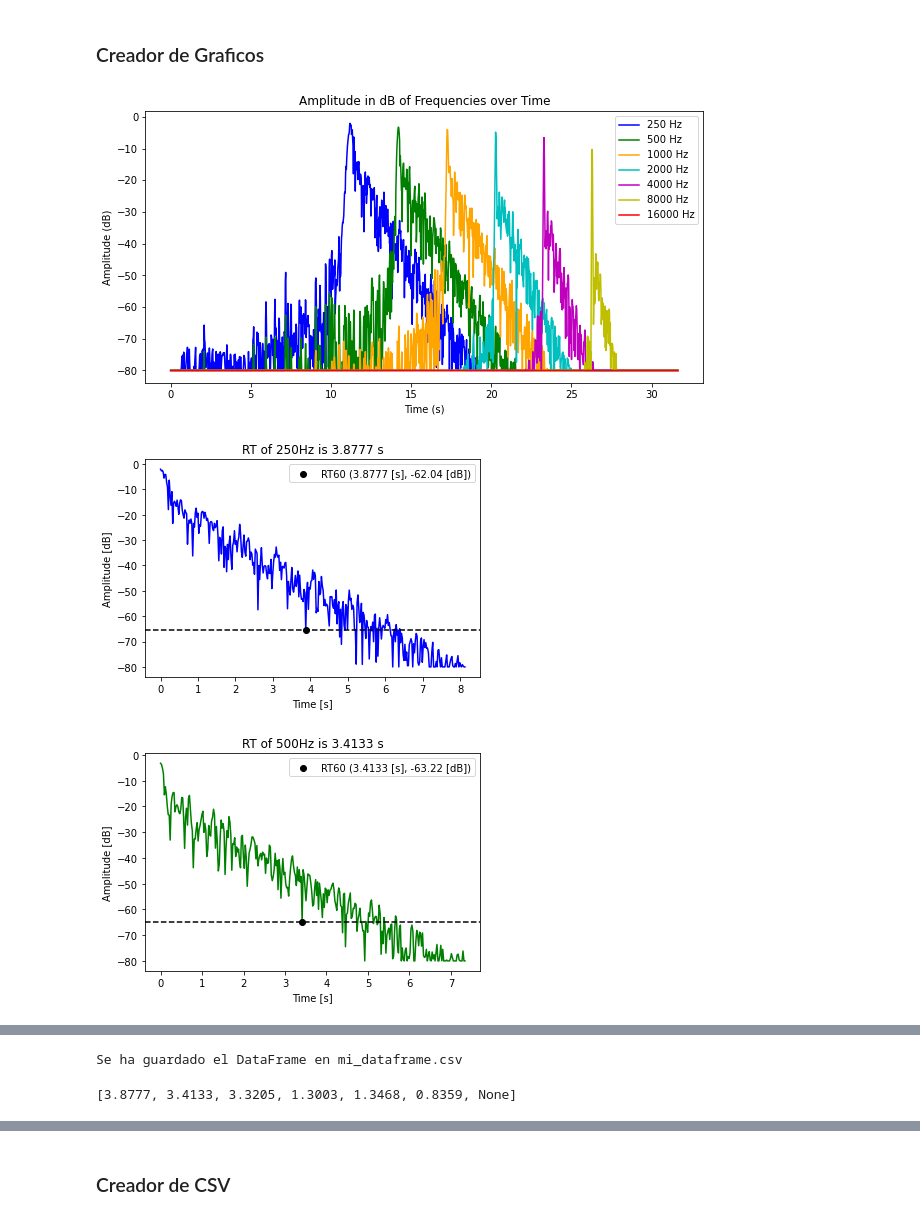
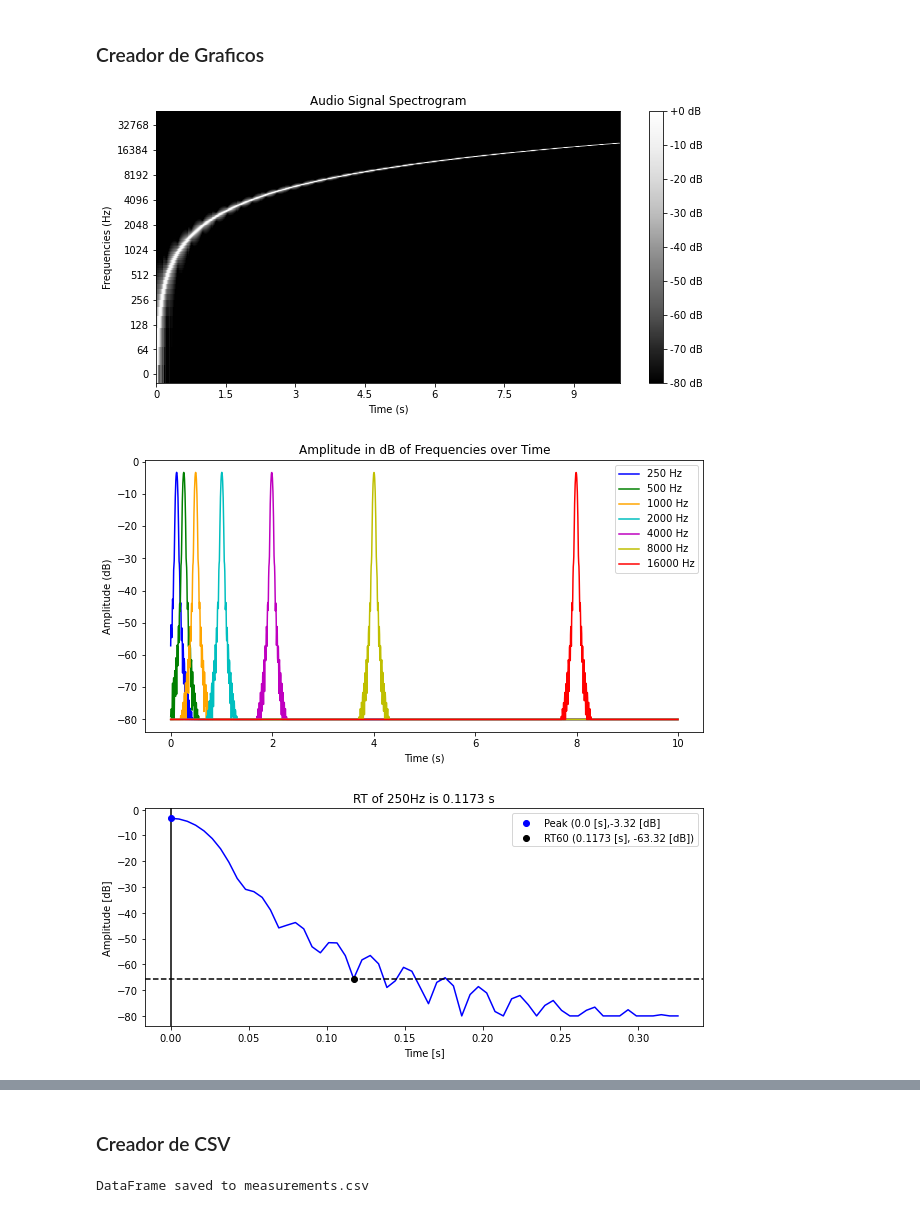
Before and after one commit to nahueRosso/IAyP, a Jupyter notebook: main.ipynb, the cells around one changed output, grey strips where cells are left out. Saved outputs shown, nothing was run; the diff lists cells and outputs as text; code cells hidden in the pictures.

```diff
--- a/main.ipynb
+++ b/main.ipynb
@@ -23,9 +8,8 @@ plt.show()
 # %% [markdown]
 ### Codigo Prinicipal
 # %%
-def find_rt60(audio_path, plot=True, values=True,name_df='col'):
-
-    y, sr = librosa.load(audio_path)
+def find_rt60(audio_path, plot=True, values=True, name_df='col'):
+    y, sr = librosa.load(audio_path, sr=96000)
 
     D = librosa.amplitude_to_db(np.abs(librosa.stft(y)), ref=np.max)
 
@@ -41,8 +25,18 @@ def find_rt60(audio_path, plot=True, values=True,name_df='col'):
         amplitude_dB = D[index]
         amplitudes_dB.append(amplitude_dB)
 
-    amplitude_250Hz, amplitude_500Hz, amplitude_1000Hz, amplitude_2000Hz, amplitude_4000Hz, amplitude_8000Hz, amplitude_16000Hz = amplitudes_dB
     if plot:
+        cmap = 'Greys_r'
+
+        plt.figure(figsize=(10.4, 5))
+        librosa.display.specshow(D, sr=sr, x_axis='time', y_axis='log', cmap=cmap)
+
+        plt.colorbar(format='%+2.0f dB')
+        plt.ylabel('Frequencies (Hz)')
+        plt.xlabel('Time (s)')
+        plt.title('Audio Signal Spectrogram')
+        plt.show()
+
         plt.figure(figsize=(10, 5))
         for index, freq, color in zip(frequency_indices, target_frequencies, colors_frequencies):
             amplitude_dB = D[index]
@@ -59,8 +53,6 @@ def find_rt60(audio_path, plot=True, values=True,name_df='col'):
     for i in amplitudes_dB:
         if i.mean() != -80:
             targets = None
-            # colors=None
-
             size = np.argmax(i)
             max(i)
             rt60 = max(i) - 60
@@ -109,13 +101,15 @@ def find_rt60(audio_path, plot=True, values=True,name_df='col'):
             initial_time = i[size:size + find_consecutive_values(i[size:], -80)]
 
             if plot:
+                plt.figure(figsize=(10, 4))
                 plt.plot(time[:final_time], initial_time, color=colors_frequencies[index], zorder=1)
+                plt.scatter(time[0], initial_time[0], color=colors_frequencies[index], zorder=4, label=f"Peak ({round(time[0], 2)} [s],{str(np.round(initial_time[0], 2))} [dB]")
                 plt.scatter(time[position_rt_time], position_rt_amplitude, color='k', zorder=4, label=f'RT60 ({timeRT} [s], {round(desired_number, 2)} [dB])')
                 plt.title(f'RT of {target_frequencies[index]}Hz is {timeRT} s')
                 plt.axhline(y=position_rt_amplitude, color='k', linestyle='--')
+                plt.axvline(x=0, color='k')
                 plt.xlabel('Time [s]')
                 plt.ylabel('Amplitude [dB]')
-
                 plt.legend()
                 plt.show()
 
@@ -124,29 +118,27 @@ def find_rt60(audio_path, plot=True, values=True,name_df='col'):
         else:
             rt_values.append(None)
     if values:
-        nombre_archivo = 'mi_dataframe.csv'
+        file_name = 'measurements.csv'
 
-        if os.path.exists(nombre_archivo):
-            df_existente = pd.read_csv(nombre_archivo)
-            nombre_nueva_columna = name_df
+        if os.path.exists(file_name):
+            existing_df = pd.read_csv(file_name)
+            new_column_name = name_df
 
-            df_existente[nombre_nueva_columna] = rt_values
+            existing_df[new_column_name] = rt_values
 
-            df_existente.to_csv(nombre_archivo, index=False)
+            existing_df.to_csv(file_name, index=False)
         else:
             df_final = pd.DataFrame(rt_values, columns=[name_df])
 
-
-            df_final.to_csv(nombre_archivo, index=False)
-            print(f"Se ha guardado el DataFrame en {nombre_archivo}")
-
+            df_final.to_csv(file_name, index=False)
+            print(f"DataFrame saved to {file_name}")
 
         return rt_values
 # %% [markdown]
 ### Creador de Graficos
 # %%
-find_rt60('./frecuencias/Audio_Sweep_r.wav',True,True)
+ReferenceSweep = find_rt60('./frecuencias/ReferenceSweep.wav',True)
 # %% [output]
-[figure, old version]
+[figure, new version]
-[figure, old version]
+[figure, new version]
-[figure, old version]
+[figure, new version]
@@ -157,2 +148,0 @@ find_rt60('./frecuencias/Audio_Sweep_r.wav',True,True)
-Se ha guardado el DataFrame en mi_dataframe.csv
-[3.8777, 3.4133, 3.3205, 1.3003, 1.3468, 0.8359, None]
@@ -167,6 +159,8 @@ archivos = sorted(os.listdir(directorio))
 for archivo in archivos:
     ruta_completa = os.path.join(directorio, archivo)
 
-    if os.path.isfile(ruta_completa):
-    # print(archivo)
-        find_rt60(f'{directorio}{archivo}',False,True,f'{os.path.splitext(archivo)[0]}')[2]
+    if (archivo) != 'ReferenceSweep.wav':
+        if os.path.isfile(ruta_completa):
+            find_rt60(f'{directorio}{archivo}',False,True,f'{os.path.splitext(archivo)[0]}')[2]
+# %% [output]
+DataFrame saved to measurements.csv
```
Also changed, not shown: parts of 4 cells of this notebook, 8 other files.
